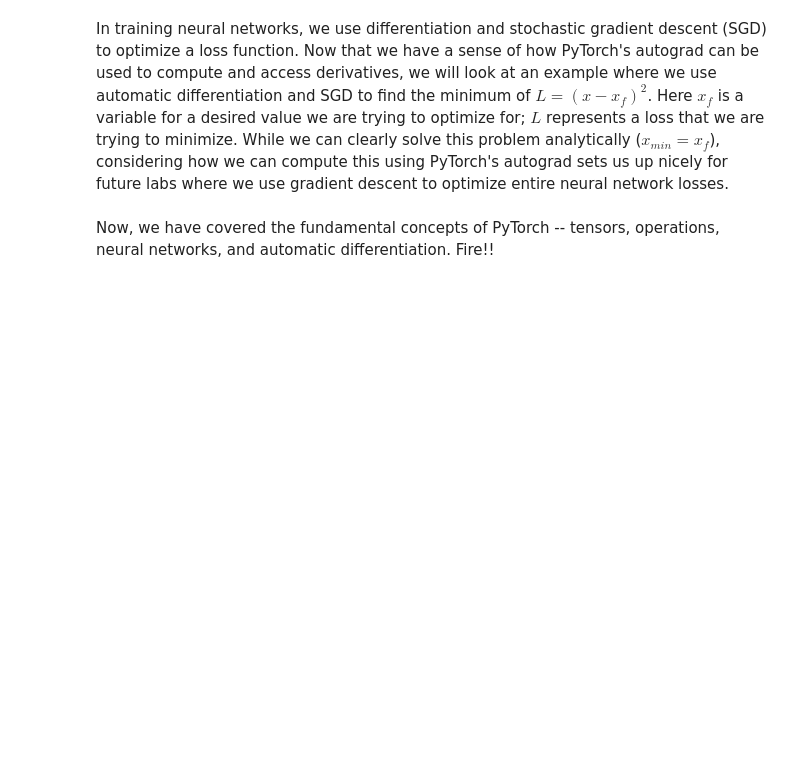
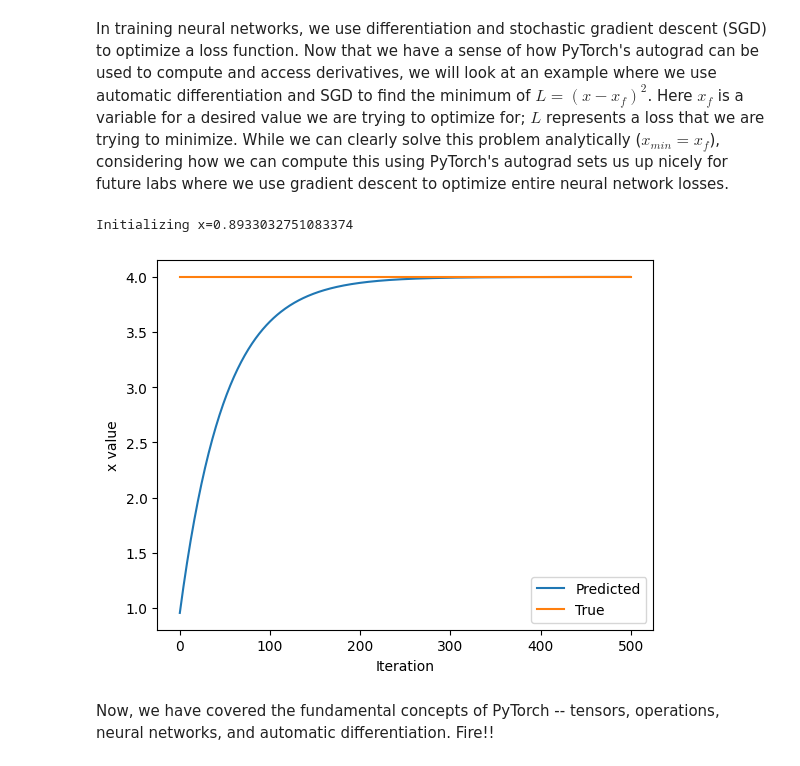
Before and after one commit to Zarathos01/MIT-DeepLearning, a Jupyter notebook: lab1/PT_Part1_Intro.ipynb, the cells around one changed output. Saved outputs shown, nothing was run; the diff lists cells and outputs as text; code cells hidden in the pictures; blank space fills up the shorter version.

```diff
--- a/lab1/PT_Part1_Intro.ipynb
+++ b/lab1/PT_Part1_Intro.ipynb
@@ -311,33 +354,36 @@ In training neural networks, we use differentiation and stochastic gradient desc
 x = torch.randn(1)
 print(f"Initializing x={x.item()}")
 
 learning_rate = 1e-2  # Learning rate
 history = []
 x_f = 4  # Target value
 
 
 # We will run gradient descent for a number of iterations. At each iteration, we compute the loss,
 #   compute the derivative of the loss with respect to x, and perform the update.
 for i in range(500):
     x = torch.tensor([x], requires_grad=True)
 
     # TODO: Compute the loss as the square of the difference between x and x_f
-    loss = # TODO
+    loss = (x - x_f)**2
 
     # Backpropagate through the loss to compute gradients
     loss.backward()
 
     # Update x with gradient descent
     x = x.item() - learning_rate * x.grad
 
     history.append(x.item())
 
 # Plot the evolution of x as we optimize toward x_f!
 plt.plot(history)
 plt.plot([0, 500], [x_f, x_f])
 plt.legend(('Predicted', 'True'))
 plt.xlabel('Iteration')
 plt.ylabel('x value')
 plt.show()
+# %% [output]
+Initializing x=0.8933032751083374
+[figure, added]
 # %% [markdown]
 Now, we have covered the fundamental concepts of PyTorch -- tensors, operations, neural networks, and automatic differentiation. Fire!!
```
Also changed, not shown: parts of 17 cells of this notebook.
